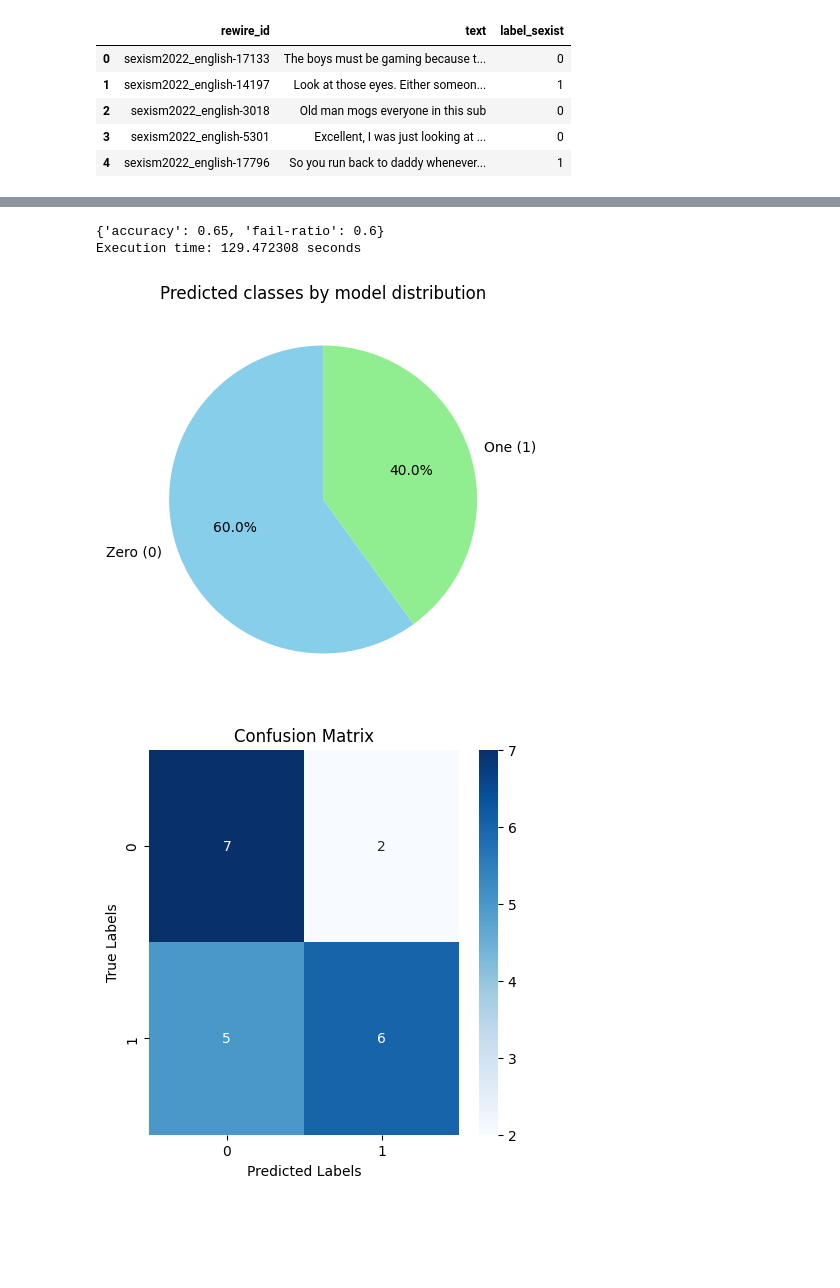
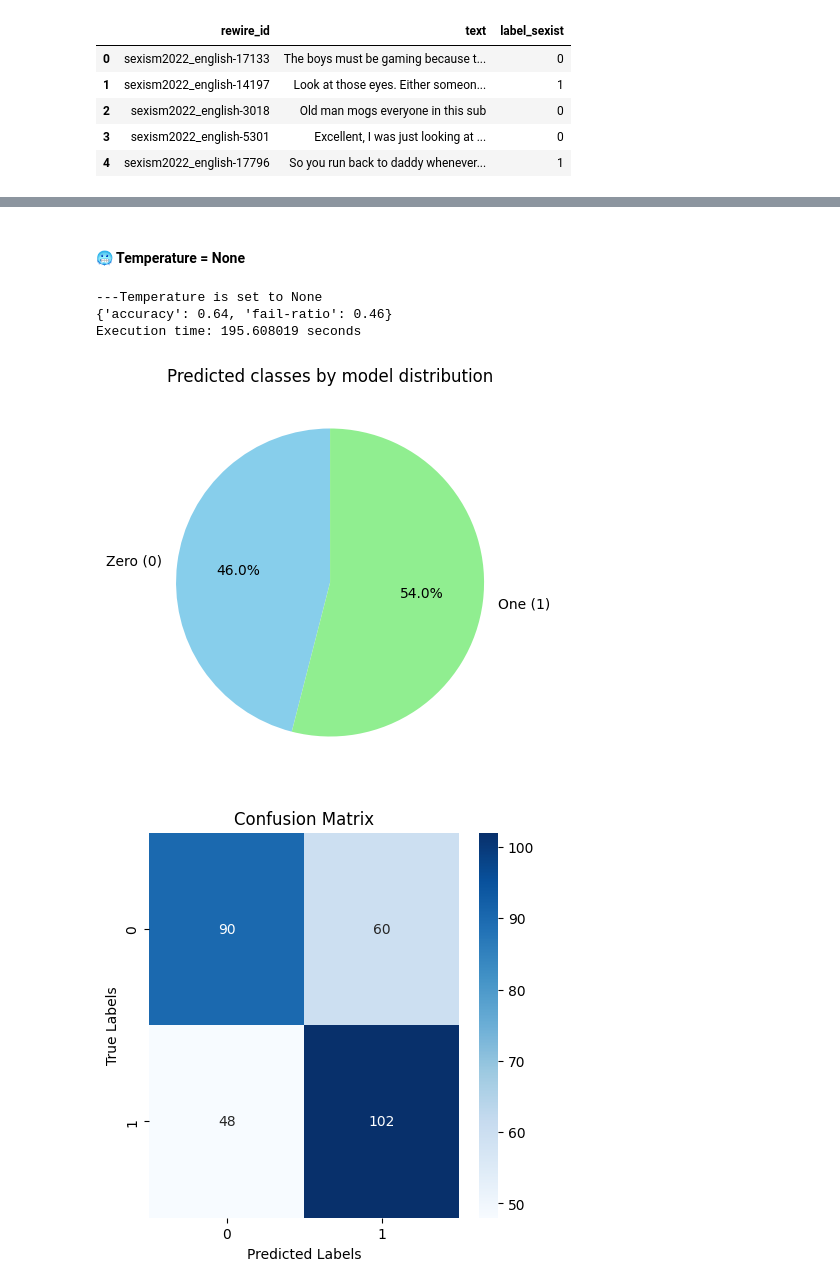
Before and after one commit to SangioAI/NLP_Assignments, a Jupyter notebook: assignment2.ipynb, the cells around one changed output, grey strips where cells are left out. Saved outputs shown, nothing was run; the diff lists cells and outputs as text; code cells hidden in the pictures; blank space fills up the shorter version.

```diff
--- a/assignment2.ipynb
+++ b/assignment2.ipynb
@@ -147,6 +140,8 @@ def get_confusion_matrix(true_labels, predicted_labels):
 
   # Fill the confusion matrix
   for true, pred in zip(true_labels, predicted_labels):
+      if true is None or pred is None:
+          continue  # Skip cases where true or predicted label is None
       cm[classes.index(true)][classes.index(pred)] += 1
 
   # Visualize the confusion matrix
@@ -626,8 +668,8 @@ terminators = [
 ]
 data = Dataset.from_pandas(data)
 
-prompt = tokenizer.apply_chat_template(prompt_zero_shot, tokenize=False, add_generation_prompt=True)
+prompt_zero_shot = tokenizer.apply_chat_template(prompt_zero_shot_template, tokenize=False, add_generation_prompt=True)
 
-print("/n/n=====PROMPT TEMPLATE=====")
-print(prompt)  # Optional: To see the generated prompt
+print("\n\n=====PROMPT TEMPLATE=====")
+print(prompt_zero_shot)  # Optional: To see the generated prompt
 # %% [output]
@@ -654,14 +706,22 @@ generation_config.eos_token_id = tokenizer.eos_token_id
 generation_config.pad_token_id = tokenizer.eos_token_id
 generation_config.temperature = None
 generation_config.num_return_sequences = 1
+# %% [markdown]
+#### 🥶 Temperature = None
 # %%
-processed_responses, _  = inference_pipeline(list(data[text])[:20], list(data[label])[:20], prompt_zero_shot, tokenizer, model, generation_config)
+processed_responses, _  = inference_pipeline(list(data[text]),
+                                             list(data[label]),
+                                             prompt_zero_shot,
+                                             tokenizer, model,
+                                             generation_config)
+predicted_labels_list_phi3.append(processed_responses)
 # %% [output]
-{'accuracy': 0.65, 'fail-ratio': 0.6}
-Execution time: 129.472308 seconds
+---Temperature is set to None
+{'accuracy': 0.64, 'fail-ratio': 0.46}
+Execution time: 195.608019 seconds
 # %%
 plot_predicted_classes_distribution(processed_responses)
-get_confusion_matrix(list(data[label])[:20],processed_responses)
+get_confusion_matrix(list(data[label]),processed_responses)
 # %% [output]
-[figure, old version]
+[figure, new version]
-[figure, old version]
+[figure, new version]
```
Also changed, not shown: parts of 33 cells of this notebook.
